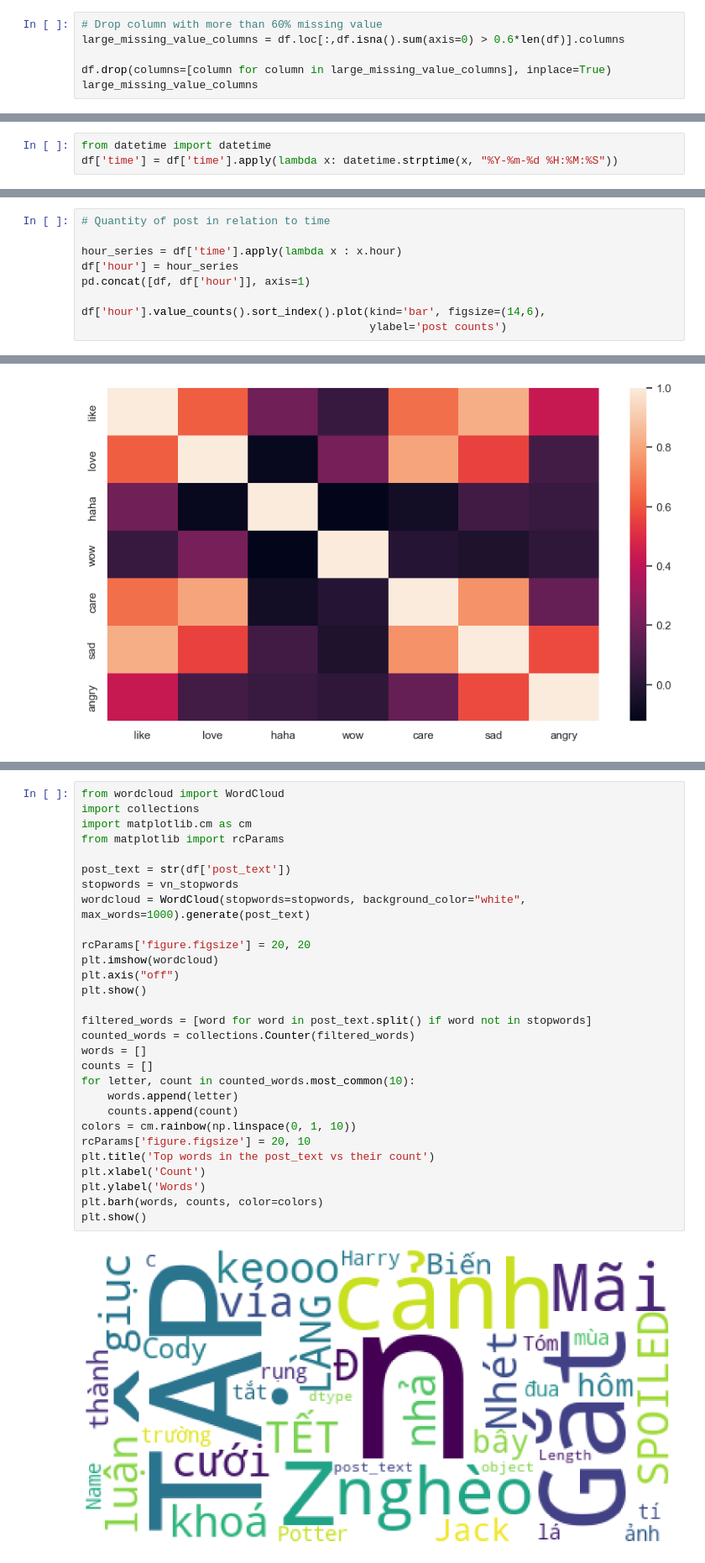
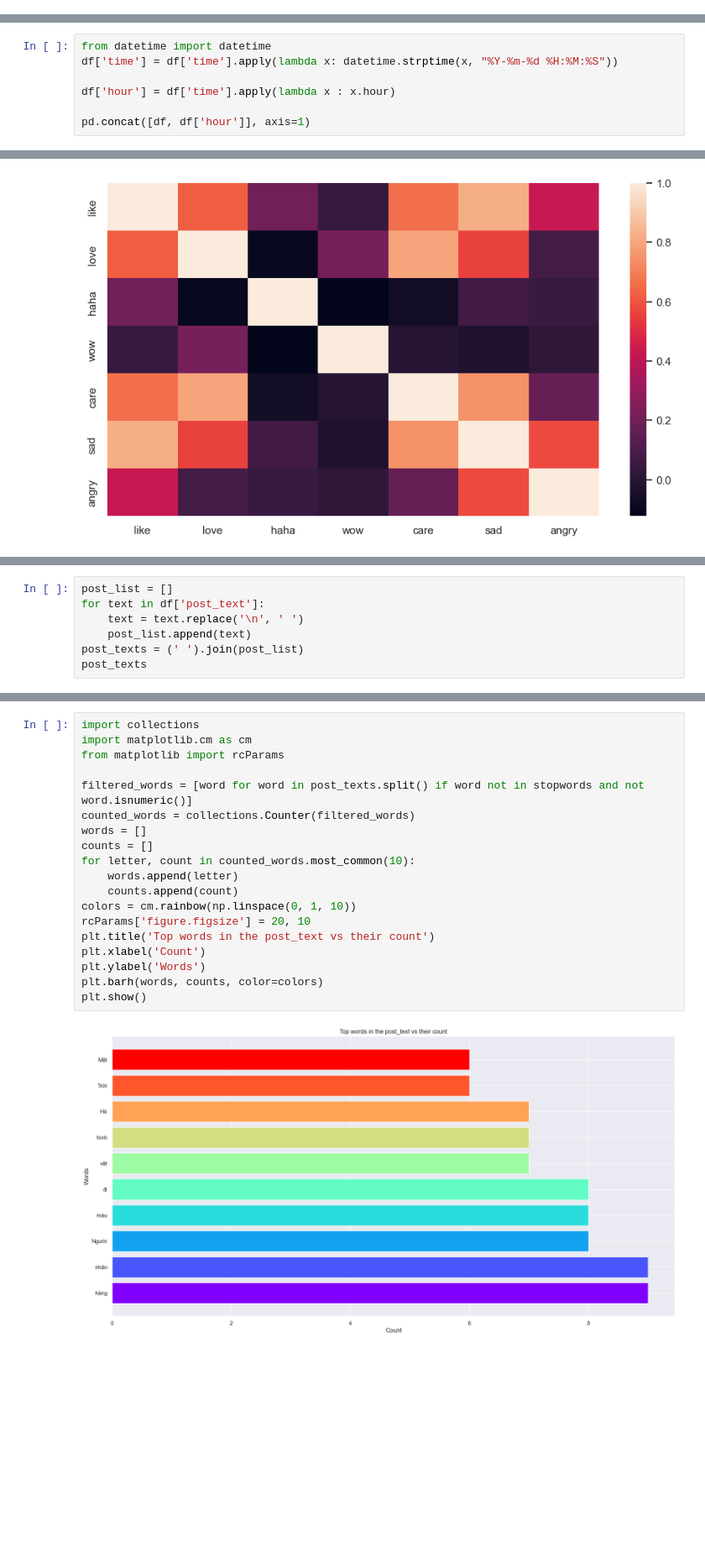
Before and after one commit to nguyenduchuyiu/facebook_analysis, a Jupyter notebook: main.ipynb, the cells around one changed output, grey strips where cells are left out. Shown at 84% size. Cells and saved outputs as stored; diff of their text form; blank space fills up the shorter version.

```diff
--- a/main.ipynb
+++ b/main.ipynb
@@ -67,9 +64,3 @@ reactions_df.fillna(0, inplace=True)
 reactions_df.astype(int)
 
 df = pd.concat([df, reactions_df], axis=1)
-# %%
-# Drop column with more than 60% missing value
-large_missing_value_columns = df.loc[:,df.isna().sum(axis=0) > 0.6*len(df)].columns
-
-df.drop(columns=[column for column in large_missing_value_columns], inplace=True)
-large_missing_value_columns
@@ -83,3 +67,7 @@ Index(['shared_text', 'original_text', 'video', 'video_duration_seconds',
 # %%
 from datetime import datetime
 df['time'] = df['time'].apply(lambda x: datetime.strptime(x, "%Y-%m-%d %H:%M:%S"))
+
+df['hour'] = df['time'].apply(lambda x : x.hour)
+
+pd.concat([df, df['hour']], axis=1)
@@ -101,9 +101,0 @@ sns.displot(
-# %%
-# Quantity of post in relation to time
-
-hour_series = df['time'].apply(lambda x : x.hour)
-df['hour'] = hour_series
-pd.concat([df, df['hour']], axis=1)
-
-df['hour'].value_counts().sort_index().plot(kind='bar', figsize=(14,6),
-                                            ylabel='post counts')
@@ -177,0 +145,7 @@ harry
+# %%
+post_list = []
+for text in df['post_text']:
+    text = text.replace('\n', ' ')
+    post_list.append(text)
+post_texts = (' ').join(post_list)
+post_texts
@@ -184,31 +175,21 @@ with open('Data//vietnamese-stopwords.txt', encoding='utf-8') as file:
 # %%
-from wordcloud import WordCloud
 import collections
 import matplotlib.cm as cm
 from matplotlib import rcParams
 
-post_text = str(df['post_text'])
-stopwords = vn_stopwords
-wordcloud = WordCloud(stopwords=stopwords, background_color="white", max_words=1000).generate(post_text)
-
-rcParams['figure.figsize'] = 20, 20
-plt.imshow(wordcloud)
-plt.axis("off")
-plt.show()
-
-filtered_words = [word for word in post_text.split() if word not in stopwords]
+filtered_words = [word for word in post_texts.split() if word not in stopwords and not word.isnumeric()]
 counted_words = collections.Counter(filtered_words)
 words = []
 counts = []
 for letter, count in counted_words.most_common(10):
     words.append(letter)
     counts.append(count)
 colors = cm.rainbow(np.linspace(0, 1, 10))
 rcParams['figure.figsize'] = 20, 10
 plt.title('Top words in the post_text vs their count')
 plt.xlabel('Count')
 plt.ylabel('Words')
 plt.barh(words, counts, color=colors)
 plt.show()
 # %% [output]
-[figure, old version]
+[figure, new version]
```
Also changed, not shown: parts of 27 cells of this notebook, 2 other files.
